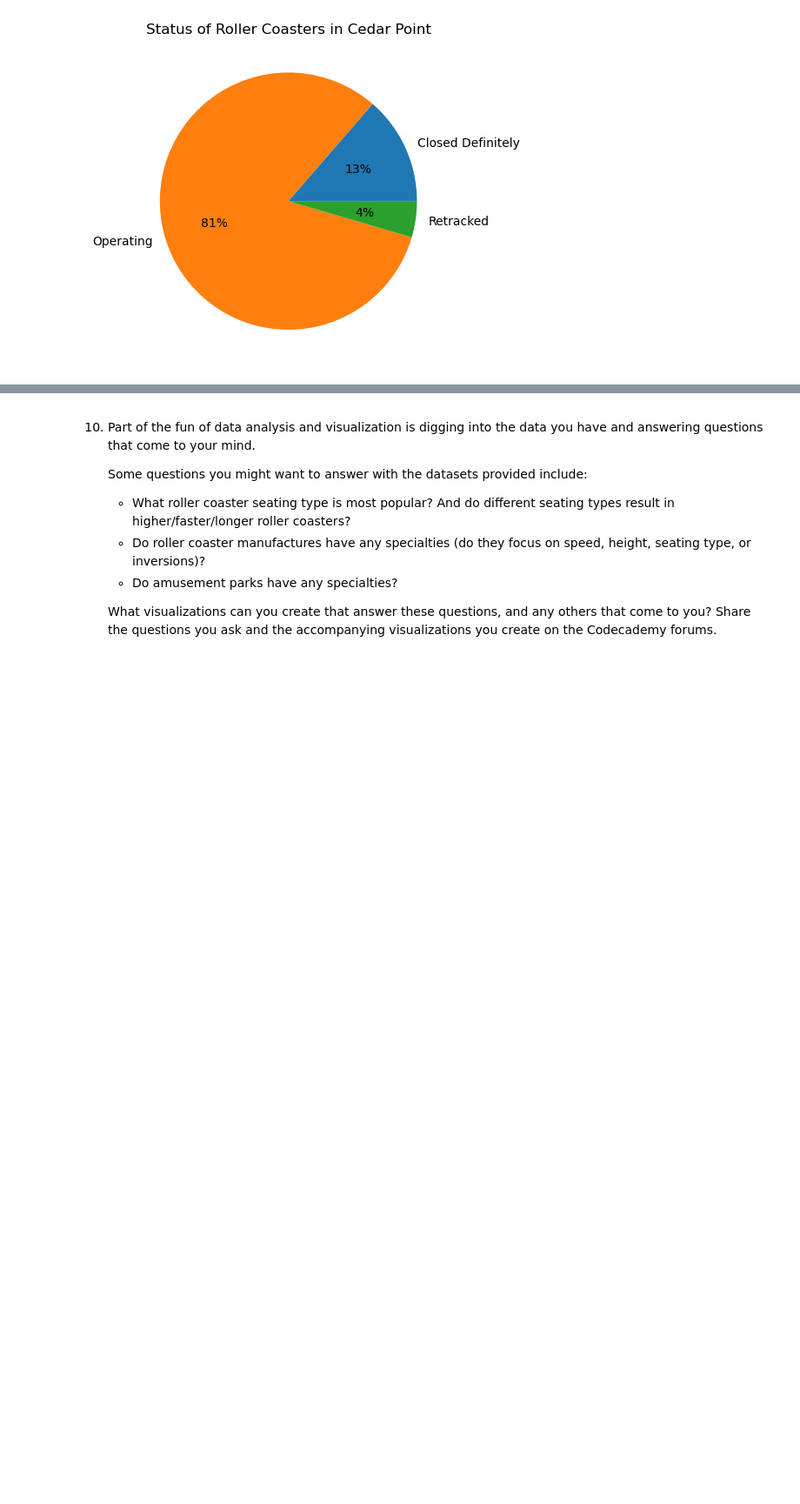
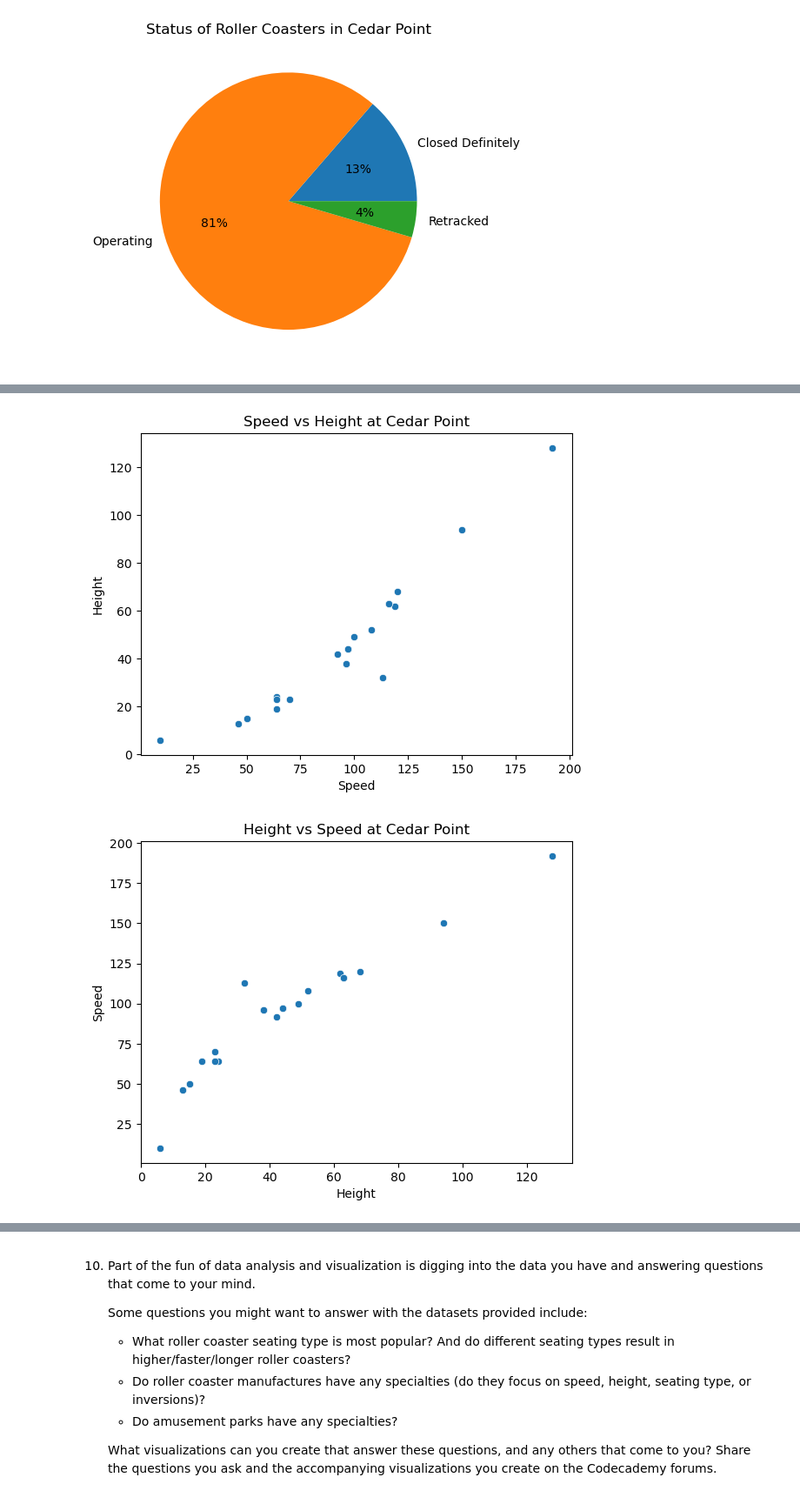
Before and after one commit to thejjserg/roller-coaster, a Jupyter notebook: Roller Coaster.ipynb, the cells around one changed output, grey strips where cells are left out. Shown: that part at 87% size. Drawn from its saved outputs; the diff is of its cells as text; code cells hidden in the pictures; blank space fills up the shorter version.

```diff
--- a/Roller Coaster.ipynb
+++ b/Roller Coaster.ipynb
@@ -295,2 +304,32 @@ pie_status(roller_coasters, "Cedar Point")
+# %%
+# Create a function to plot scatter of any two columns
+def new_dataframe(dataframe, park):
+    # Create a new DataFrame to find all roller coasters in the specified park
+    park_coasters = dataframe[dataframe["park"] == park]
+    park_coasters = park_coasters.sort_values('name', ascending=True) # Sort the DataFrame in ABC order
+    return park_coasters
+# %%
+def scatter_park(dataframe, amusement_park, column_one, column_two):
+    # Create a new DataFrame to find all roller coasters in the specified park
+    park_coasters = new_dataframe(dataframe, amusement_park)
+
+    # Create a Scatterplot
+    sns.scatterplot(x = column_one, y = column_two, data = park_coasters)
+
+    # Create Labels for the Plot
+    plt.title(column_one.title() + " vs " + column_two.title() + " at " + amusement_park)
+    plt.xlabel(column_one.title())
+    plt.ylabel(column_two.title())
+
+    # Show the Plot
+    plt.show()
+
+# Create a function to plot scatter of speed vs height
+scatter_park(roller_coasters, "Cedar Point", "speed", "height")
+# Create a scatter plot of roller coaster height by speed
+scatter_park(roller_coasters, "Cedar Point", "height", "speed")
+# %% [output]
+[figure, added]
+[figure, added]
 # %%
 roller_coasters.head()
```
Also changed, not shown: parts of 5 cells of this notebook.
